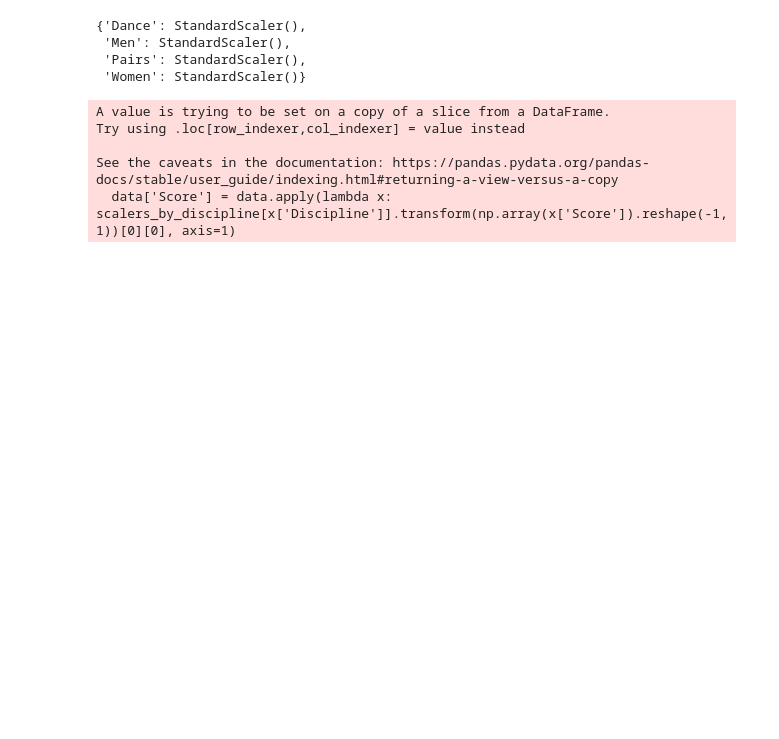
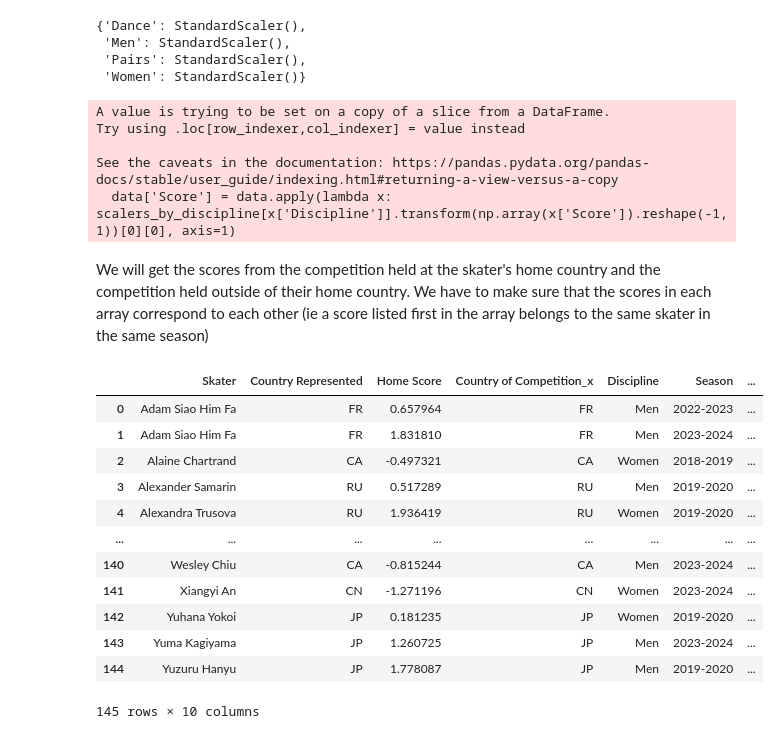
Before and after one commit to khuedo22/figure-skating-analysis, a Jupyter notebook: figure skating analysis.ipynb, the cells around one changed output. Drawn from its saved outputs; the diff is of its cells as text; code cells hidden in the pictures; blank space fills up the shorter version.

```diff
--- a/figure skating analysis.ipynb
+++ b/figure skating analysis.ipynb
@@ -52,4 +58,6 @@ Try using .loc[row_indexer,col_indexer] = value instead
 
 See the caveats in the documentation: https://pandas.pydata.org/pandas-docs/stable/user_guide/indexing.html#returning-a-view-versus-a-copy
   data['Score'] = data.apply(lambda x: scalers_by_discipline[x['Discipline']].transform(np.array(x['Score']).reshape(-1,1))[0][0], axis=1)
+# %% [markdown]
+We will get the scores from the competition held at the skater's home country and the competition held outside of their home country. We have to make sure that the scores in each array correspond to each other (ie a score listed first in the array belongs to the same skater in the same season)
 # %%
@@ -57,0 +68,18 @@ other_grand_prix_total_scores = data[data['Home Competition?'] == False]['Score'
+# %%
+reformatted_df = home_grand_prix.merge(other_grand_prix, on=['Skater', 'Country Represented','Discipline',
+                                                             'Season'])
+reformatted_df
+# %% [output]
+|  | Skater | Country Represented | Home Score | Country of Competition_x | Discipline | Season | ... |
+| 0 | Adam Siao Him Fa | FR | 0.657964 | FR | Men | 2022-2023 | ... |
+| 1 | Adam Siao Him Fa | FR | 1.831810 | FR | Men | 2023-2024 | ... |
+| 2 | Alaine Chartrand | CA | -0.497321 | CA | Women | 2018-2019 | ... |
+| 3 | Alexander Samarin | RU | 0.517289 | RU | Men | 2019-2020 | ... |
+| 4 | Alexandra Trusova | RU | 1.936419 | RU | Women | 2019-2020 | ... |
+| ... | ... | ... | ... | ... | ... | ... | ... |
+| 140 | Wesley Chiu | CA | -0.815244 | CA | Men | 2023-2024 | ... |
+| 141 | Xiangyi An | CN | -1.271196 | CN | Women | 2023-2024 | ... |
+| 142 | Yuhana Yokoi | JP | 0.181235 | JP | Women | 2019-2020 | ... |
+| 143 | Yuma Kagiyama | JP | 1.260725 | JP | Men | 2023-2024 | ... |
+| 144 | Yuzuru Hanyu | JP | 1.778087 | JP | Men | 2019-2020 | ... |
+145 rows × 10 columns
```
Also changed, not shown: parts of 20 cells of this notebook.
